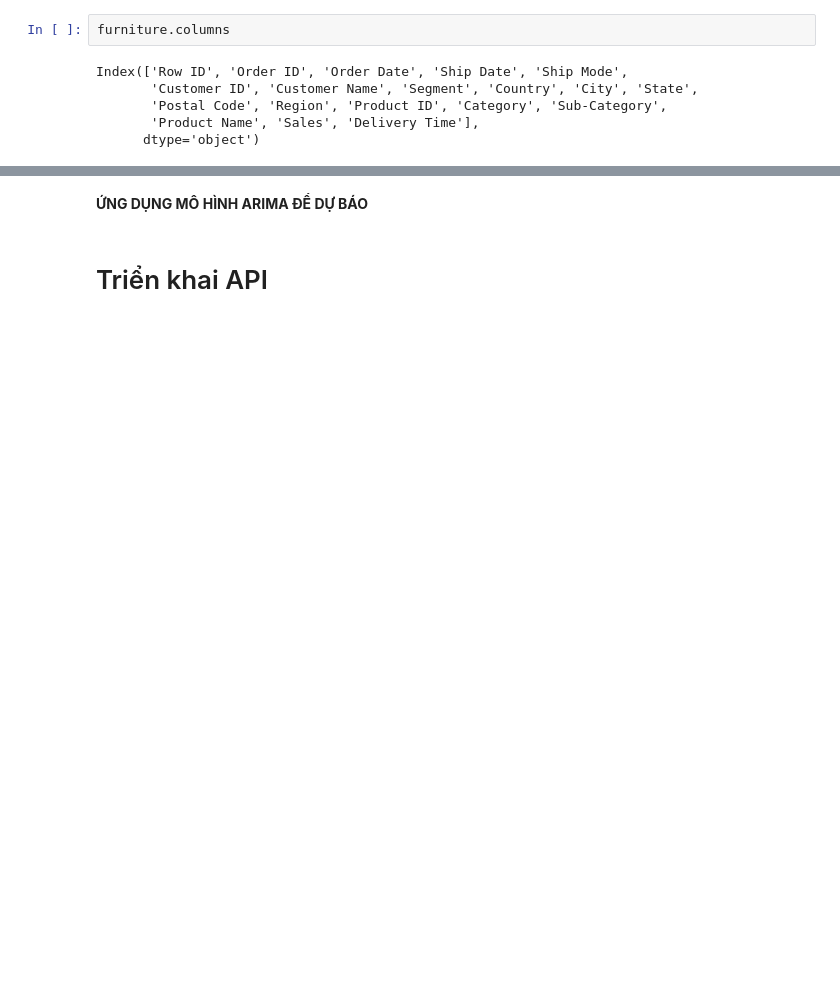
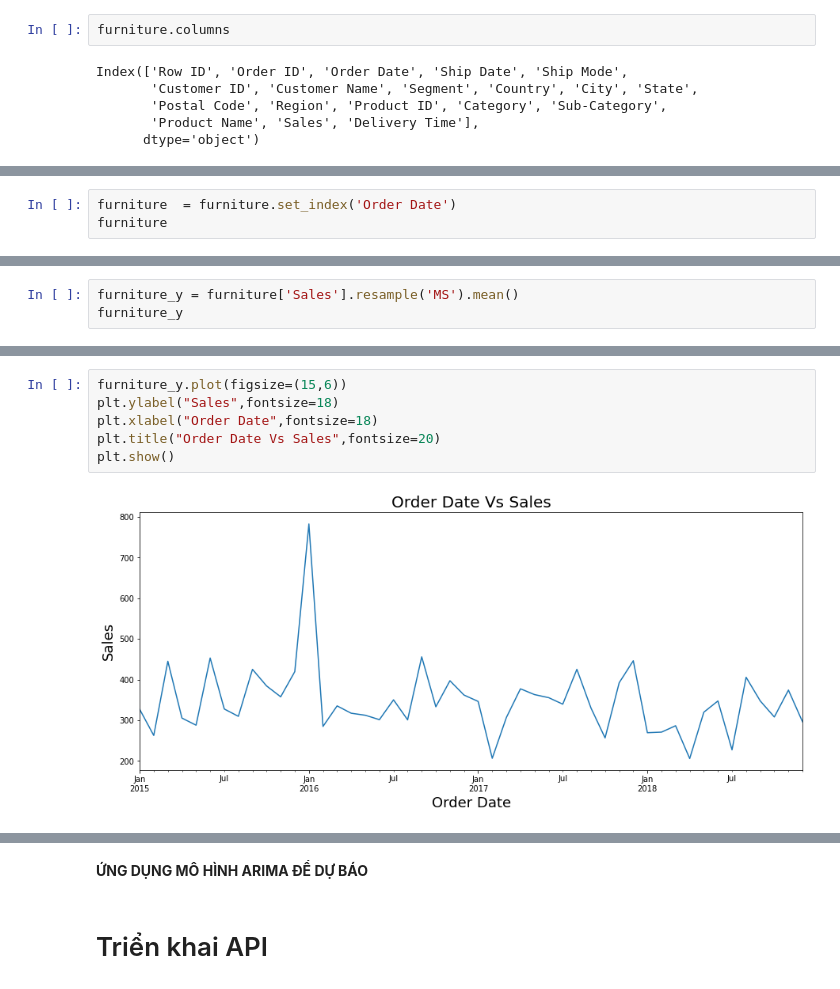
Before and after one commit to khanh22mse23057/python4engineer-assignments, a Jupyter notebook: FinalAssignments_Practice&Build_API_with_Superstore_Sales_Dataset_Analysis.ipynb, the cells around one changed output, grey strips where cells are left out. Drawn from its saved outputs; the diff is of its cells as text; blank space fills up the shorter version.

```diff
--- a/FinalAssignments_Practice&Build_API_with_Superstore_Sales_Dataset_Analysis.ipynb
+++ b/FinalAssignments_Practice&Build_API_with_Superstore_Sales_Dataset_Analysis.ipynb
@@ -468,0 +462,3 @@ Technology.head()
+# %%
+furniture  = furniture.set_index('Order Date')
+furniture
@@ -468,0 +480,3 @@ Technology.head()
+# %%
+furniture_y = furniture['Sales'].resample('MS').mean()
+furniture_y
@@ -468,0 +501,8 @@ Technology.head()
+# %%
+furniture_y.plot(figsize=(15,6))
+plt.ylabel("Sales",fontsize=18)
+plt.xlabel("Order Date",fontsize=18)
+plt.title("Order Date Vs Sales",fontsize=20)
+plt.show()
+# %% [output]
+[figure, added]
```
Also changed, not shown: parts of 22 cells of this notebook.
